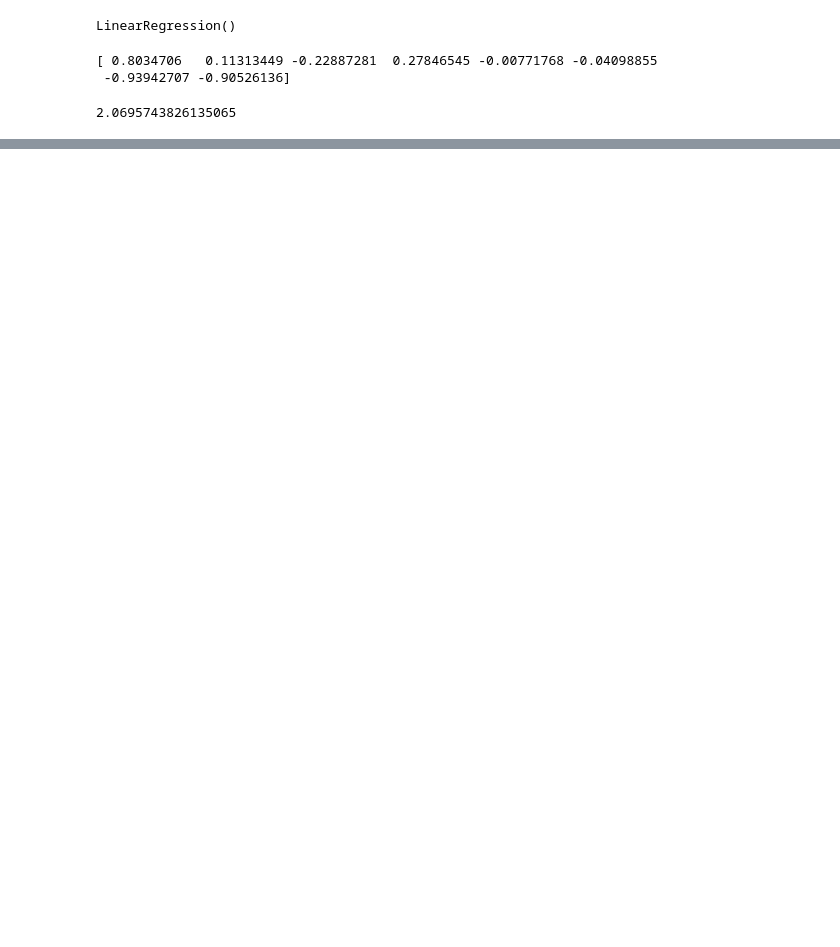
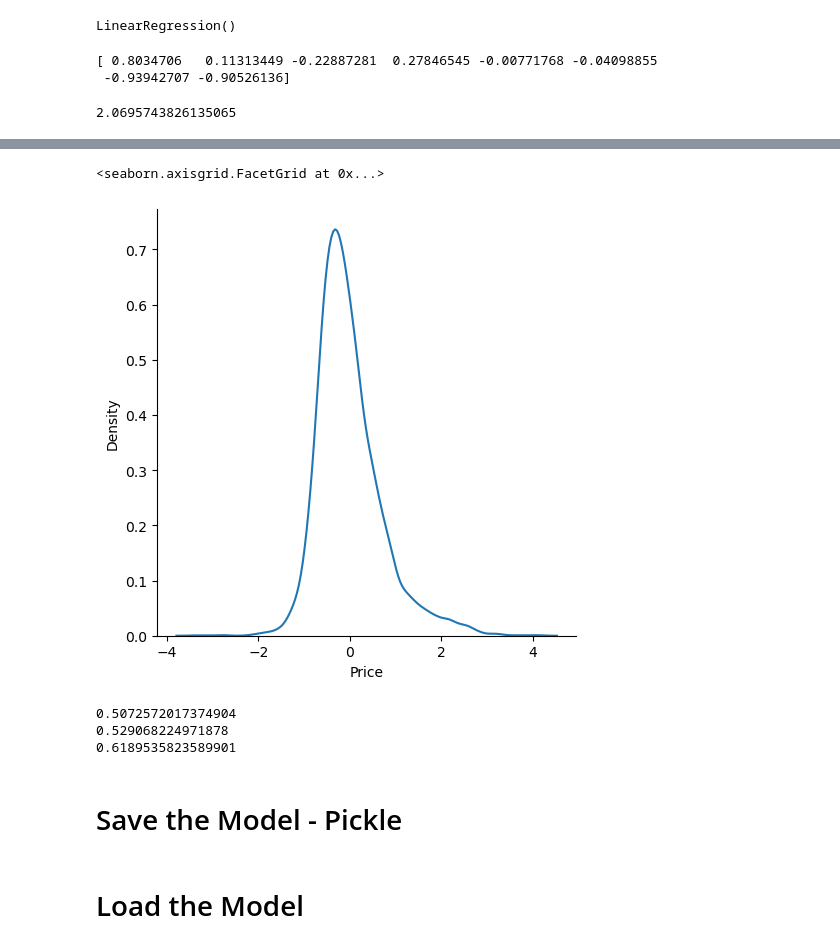
Before and after one commit to Ravishankarbhange/Data-Analysis-Course, a Jupyter notebook: House Price Prediction.ipynb, the cells around one changed output, grey strips where cells are left out. Cells and saved outputs as stored; diff of their text form; code cells hidden in the pictures; blank space fills up the shorter version.

Commit message:
Completed House Price Prediction using linear regression

```diff
--- a/House Price Prediction.ipynb
+++ b/House Price Prediction.ipynb
@@ -147,0 +186,3 @@ print(regression.intercept_)
+# %%
+reg_pred = regression.predict(X_test_norm)
+reg_pred
@@ -147,0 +192,3 @@ print(regression.intercept_)
+# %%
+# Calculate the error or  the residual
+residuals = y_test - reg_pred
@@ -147,0 +210,19 @@ print(regression.intercept_)
+# %%
+sns.displot(data = residuals, kind="kde")
+# %% [output]
+<seaborn.axisgrid.FacetGrid at 0x...>
+[figure, added]
+# %%
+## lower error value - MSE and MAE
+## Higer value - r2 score and adjusted r2 score
+
+from sklearn.metrics import mean_squared_error, mean_absolute_error, r2_score
+print(mean_squared_error(y_test, reg_pred))
+print(mean_absolute_error(y_test, reg_pred))
+print(r2_score(y_test, reg_pred))
+# %% [output]
+0.5072572017374904
+0.529068224971878
+0.6189535823589901
+# %% [markdown]
+# Save the Model - Pickle
@@ -147,0 +232,2 @@ print(regression.intercept_)
+# %% [markdown]
+# Load the Model
```
Also changed, not shown: parts of 10 cells of this notebook, 1 other file.
